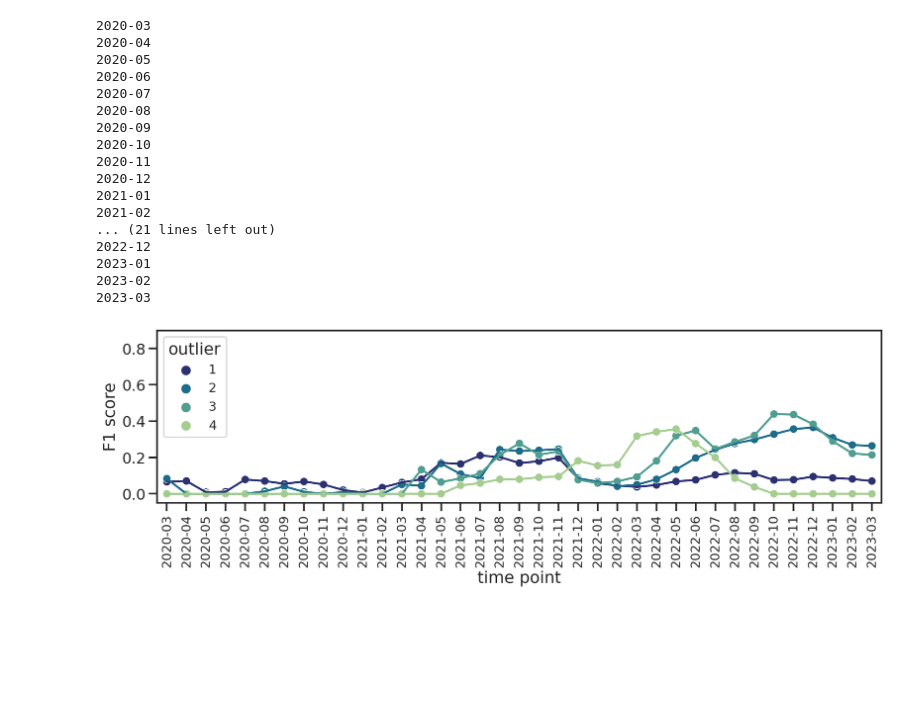
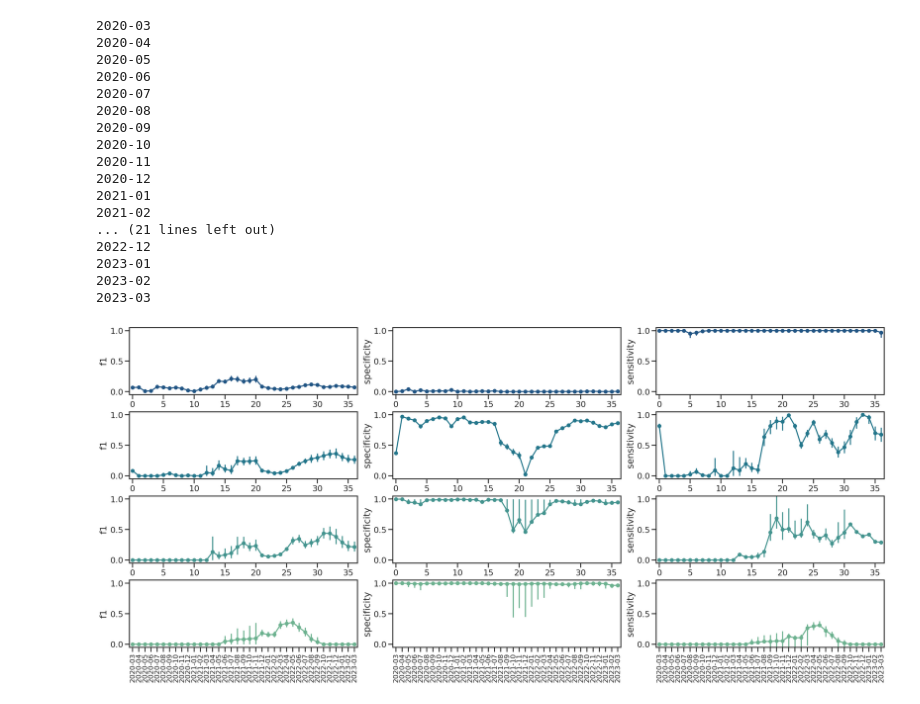
Before and after one commit to microbial-pangenomes-lab/2022_sarscov2_epistasis, a Jupyter notebook: notebooks/figure_3-extra.ipynb, the cells around one changed output. Drawn from its saved outputs; the diff is of its cells as text; code cells hidden in the pictures; blank space fills up the shorter version.

```diff
--- a/notebooks/figure_3-extra.ipynb
+++ b/notebooks/figure_3-extra.ipynb
@@ -220,45 +207,37 @@ r1 = r1.set_index(['set',
-# %%
-fig, ax = plt.subplots(1, 1, figsize=(12, 4),
-                         constrained_layout=True)
-
-sns.lineplot(data=r1[(r1['test'].isin(range(1, 5))) &
-                     (r1['set'] == 'actual')],
-             x='name',
-             y='value',
-             hue='test',
-             errorbar='sd',
-             ax=ax,
-             legend=False,
-             palette='crest_r'
-            )
-sns.scatterplot(data=r1[(r1['test'].isin(range(1, 5))) &
-                        (r1['set'] == 'actual')],
-                x='name',
-                y='value',
-                hue='test',
-                ax=ax,
-                palette='crest_r'
-               )
-
-ax.legend(facecolor='w', fontsize=14, title='outlier')
-
-ax.set_xlim(-0.5, r1['name'].unique().shape[0] - 0.5)
-ax.set_ylim(-0.05, 0.9)
-
-ax.set_ylabel('F1 score')
-ax.set_xlabel('time point')
-
-plt.xticks(rotation=90,
-           fontsize=14)
-
-plt.savefig('time_extra_3.png',
-            dpi=300,
-            bbox_inches='tight',
-            transparent=True)
-plt.savefig('time_extra_3.svg',
-            dpi=300,
-            bbox_inches='tight',
-            transparent=True);
-# %% [output]
-[figure, removed]
+# %%
+fig, axes = plt.subplots(4, 3, figsize=(22, 10),
+                         constrained_layout=True)
+
+for col, metric in zip(range(3),
+                       ('f1', 'specificity', 'sensitivity')):
+    for row, ol, color in zip(range(4), range(1, 5),
+                              sns.color_palette('crest_r', 4)):
+        ax = axes[row][col]
+        t = m[(m['metric'] == metric) &
+              (m['outlier'] == ol)]
+        ax.errorbar(range(t['name'].unique().shape[0]),
+                    t[t['set'] == 'actual']['value'],
+                    yerr=abs(t[t['set'] == 'actual'][['low', 'high']].T.values -
+                             t[t['set'] == 'actual']['value'].values),
+                    color=color, zorder=-1, fmt='o-',
+                    markersize=7)
+        ax.set_ylim(-0.05, 1.05)
+        ax.set_ylabel(metric)
+        ax.set_xlim(-0.5, m['name'].unique().shape[0] - 0.5)
+        if row == 3:
+            ax.set_xticks(range(m['name'].unique().shape[0]),
+                          labels=m['name'].unique(),
+                          rotation=90,
+                          fontsize=14)
+
+plt.savefig('time_extra_2.png',
+            dpi=300,
+            bbox_inches='tight',
+            transparent=True)
+plt.savefig('time_extra_2.svg',
+            dpi=300,
+            bbox_inches='tight',
+            transparent=True);
+# %% [output]
+[figure, added]
 # %%
```
Also changed, not shown: parts of 23 cells of this notebook, 3 other files.
